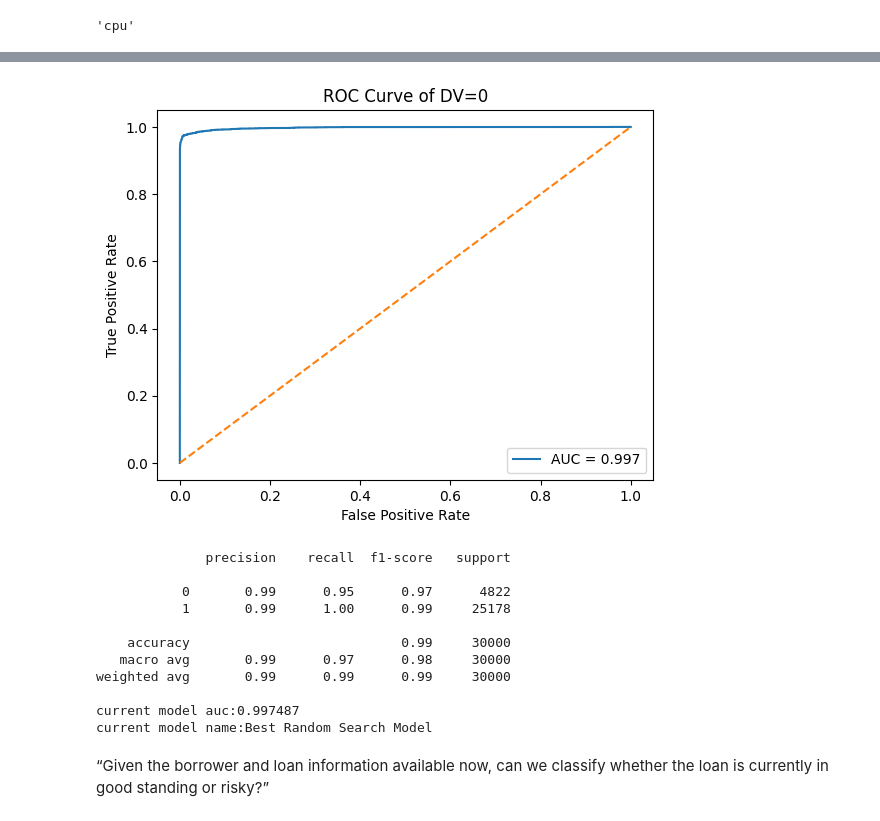
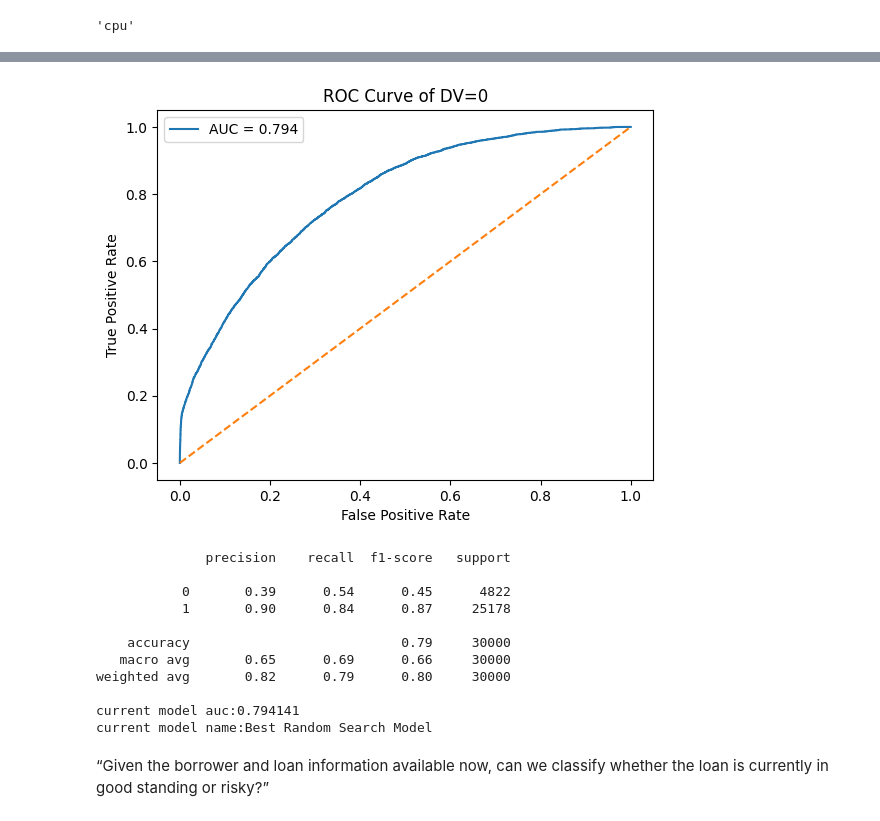
Before and after one commit to Julioccs95/STAT468, a Jupyter notebook: Second_stage.ipynb, the cells around one changed output, grey strips where cells are left out. Cells and saved outputs as stored; diff of their text form; code cells hidden in the pictures.

```diff
--- a/Second_stage.ipynb
+++ b/Second_stage.ipynb
@@ -1489,19 +1722,30 @@ class MLPClassifier(nn.Module):
 # %%
 net = NeuralNetClassifier(
-    module=MLPClassifier,
+    module=MLPClassifier_largeNN,
     module__dropout=0.3,
 
+
     criterion=nn.CrossEntropyLoss,
+    criterion__weight=class_weights,
 
     optimizer=torch.optim.Adam,
     optimizer__lr=0.001,
-    optimizer__weight_decay=0.01,
+    optimizer__weight_decay=0.001,
 
-    max_epochs=500,
+    max_epochs=100,
     batch_size=256,
     iterator_train__shuffle=True,
     device=device,
-    verbose=1
+    verbose=1,
+    callbacks=[
+        EarlyStopping(
+            monitor="valid_loss",
+            patience=10,
+            threshold=0.0001,
+            threshold_mode="rel",
+            lower_is_better=True
+        )
+    ]
 )
 # %%
 from sklearn.preprocessing import FunctionTransformer
@@ -1511,3 +1755,5 @@ nn_pipe = Pipeline(steps=[
     ("to_float32", FunctionTransformer(lambda X: X.astype(np.float32), validate=False)),
     ("model", net)
 ])
+# %%
+nn_pipe.fit(X_train_fe, y_train)
@@ -1514,22 +1854,18 @@ nn_pipe = Pipeline(steps=[
 # %%
-from scipy.stats import loguniform, uniform
 
-param_dist = {
-    "model__optimizer__lr": loguniform(1e-4, 1e-2),
-    "model__optimizer__weight_decay": loguniform(1e-5, 1e-1),
-    "model__module__dropout": uniform(0.1, 0.4)  # tries 0.1 to 0.5
-}
 
-random_search = RandomizedSearchCV(
+
+
+random_search_Lnn = RandomizedSearchCV(
     estimator=nn_pipe,
-    param_distributions=param_dist,
-    n_iter=10,
+    param_distributions=param_dist_nn,
+    n_iter=15,
     scoring=f1_class_0,
     cv=3,
     random_state=42,
     verbose=2,
-    n_jobs=-1
+    n_jobs=1
 )
 
-random_search.fit(X_train, y_train.astype("int64"))
+random_search_Lnn.fit(X_train_fe, y_train.astype("int64"))
 # %% [output]
@@ -1573,2 +2178,2 @@ RandomizedSearchCV(cv=3,
 # %%
-best_model = random_search.best_estimator_
+best_model = random_search_Lnn.best_estimator_
@@ -1575,17 +2195,17 @@ best_model = random_search.best_estimator_
 # %%
-model_summary(best_model, X_val, y_val, "Best Random Search Model")
+model_summary(best_model, X_val_fe, y_val, "Best Random Search Model")
 # %% [output]
-[figure, old version]
+[figure, new version]
               precision    recall  f1-score   support
 
-           0       0.99      0.95      0.97      4822
-           1       0.99      1.00      0.99     25178
+           0       0.39      0.54      0.45      4822
+           1       0.90      0.84      0.87     25178
 
-    accuracy                           0.99     30000
-   macro avg       0.99      0.97      0.98     30000
-weighted avg       0.99      0.99      0.99     30000
+    accuracy                           0.79     30000
+   macro avg       0.65      0.69      0.66     30000
+weighted avg       0.82      0.79      0.80     30000
 
-current model auc:0.997487
+current model auc:0.794141
 current model name:Best Random Search Model
 # %% [markdown]
 “Given the borrower and loan information available now, can we classify whether the loan is currently in good standing or risky?”
```
Also changed, not shown: parts of 141 cells of this notebook.
